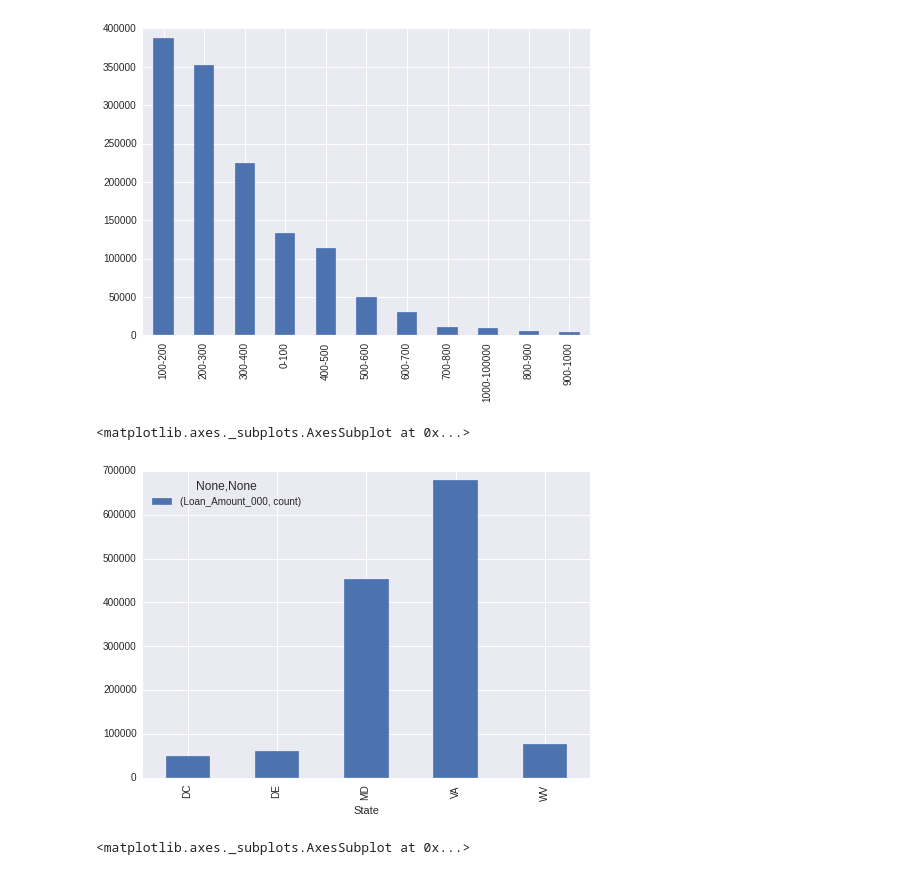
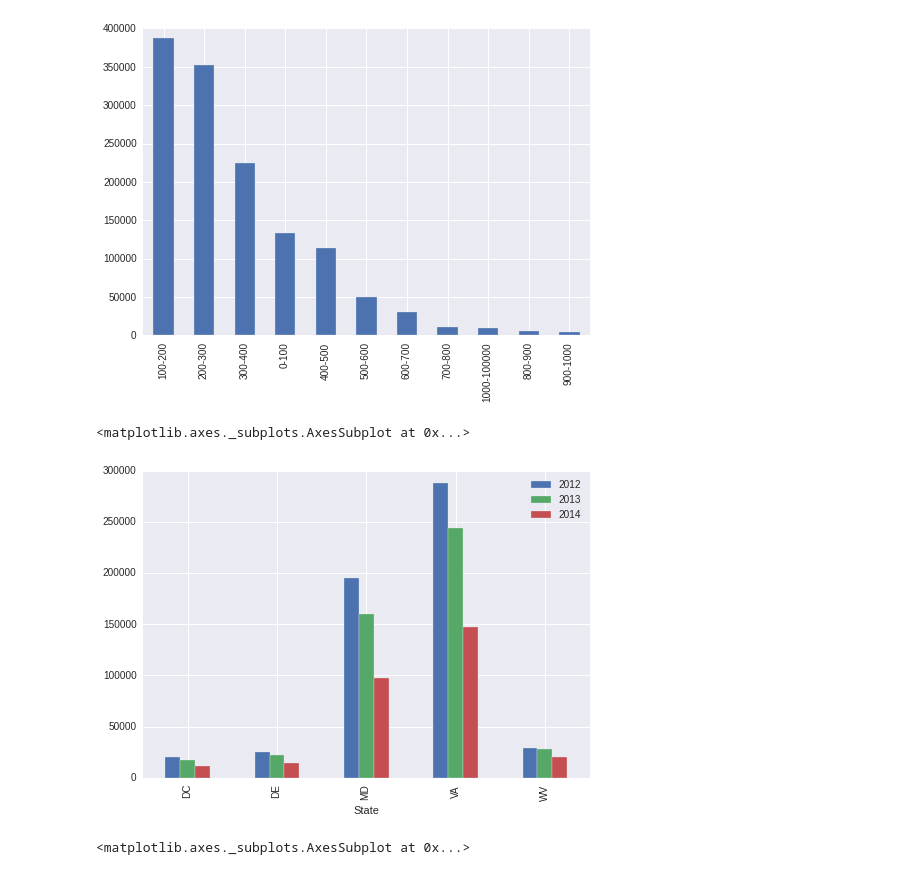
Before and after one commit to jainshubham/notebooks, a Jupyter notebook: Capital_One.ipynb, the cells around one changed output. Drawn from its saved outputs; the diff is of its cells as text; code cells hidden in the pictures.

Commit message:
added more simple plots

```diff
--- a/Capital_One.ipynb
+++ b/Capital_One.ipynb
@@ -67,12 +68,15 @@ data['loan_bracket'].dropna().value_counts().plot(kind='bar')
 <matplotlib.axes._subplots.AxesSubplot at 0x...>
 [figure]
 # %%
-statewize = data[['State', 'Loan_Amount_000']]
-statewize_grouped = statewize.groupby('State').agg(['count'])
-statewize_grouped.plot(kind='bar')
+
+statewize = data[['State', 'Loan_Amount_000', 'As_of_Year']]
+statewize_grouped = statewize.groupby('State').State.agg(['count'])
+for year in [2012, 2013, 2014]:
+    statewize_grouped[year] = statewize[statewize.As_of_Year == year].groupby('State').State.agg(['count'])
+statewize_grouped.drop(statewize_grouped.columns[[0]], axis=1).plot(kind='bar')
 # %% [output]
 <matplotlib.axes._subplots.AxesSubplot at 0x...>
-[figure, old version]
+[figure, new version]
 # %%
 agencywize = data[['Agency_Code', 'Loan_Amount_000']]
 agencywize_grouped = agencywize.groupby('Agency_Code').agg(['count'])
```
Also changed, not shown: parts of 4 cells of this notebook.
